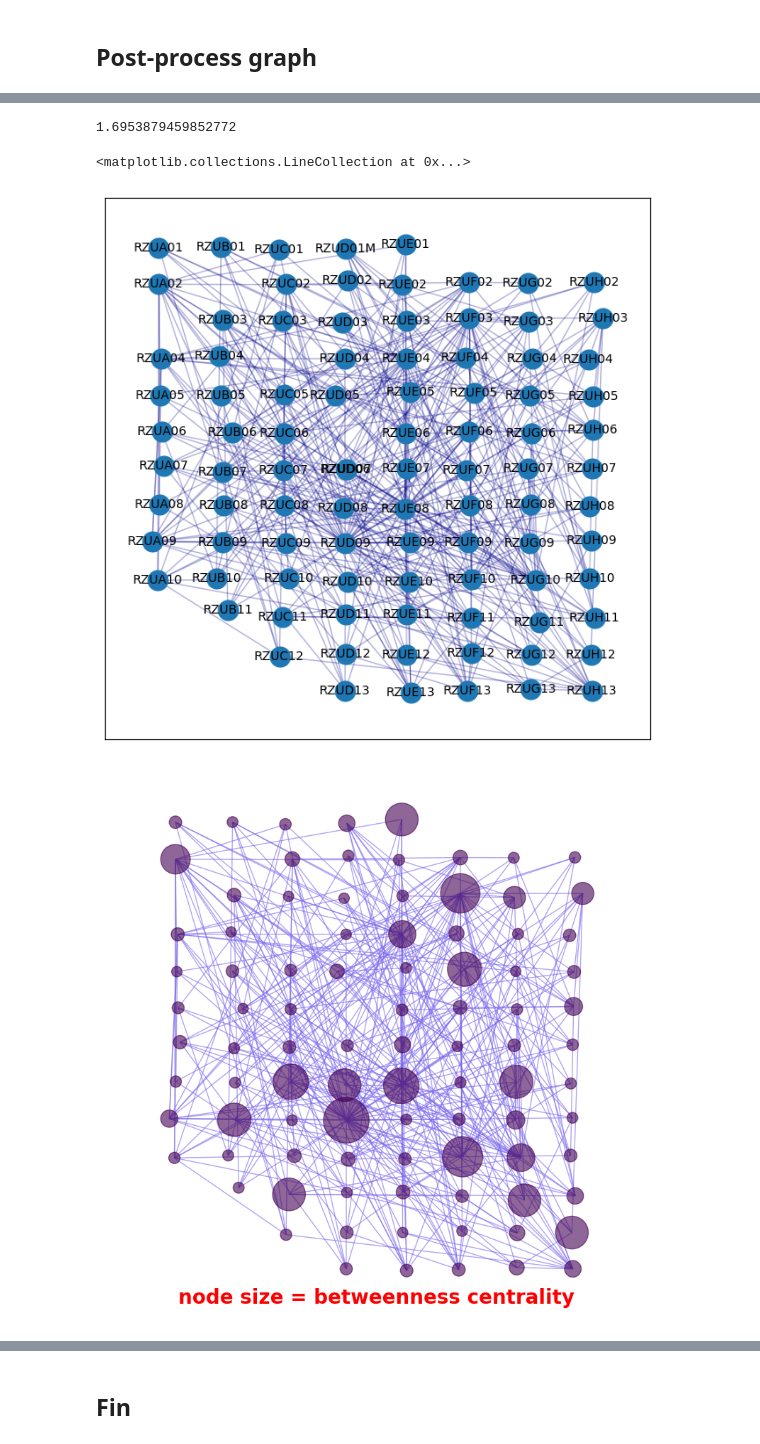
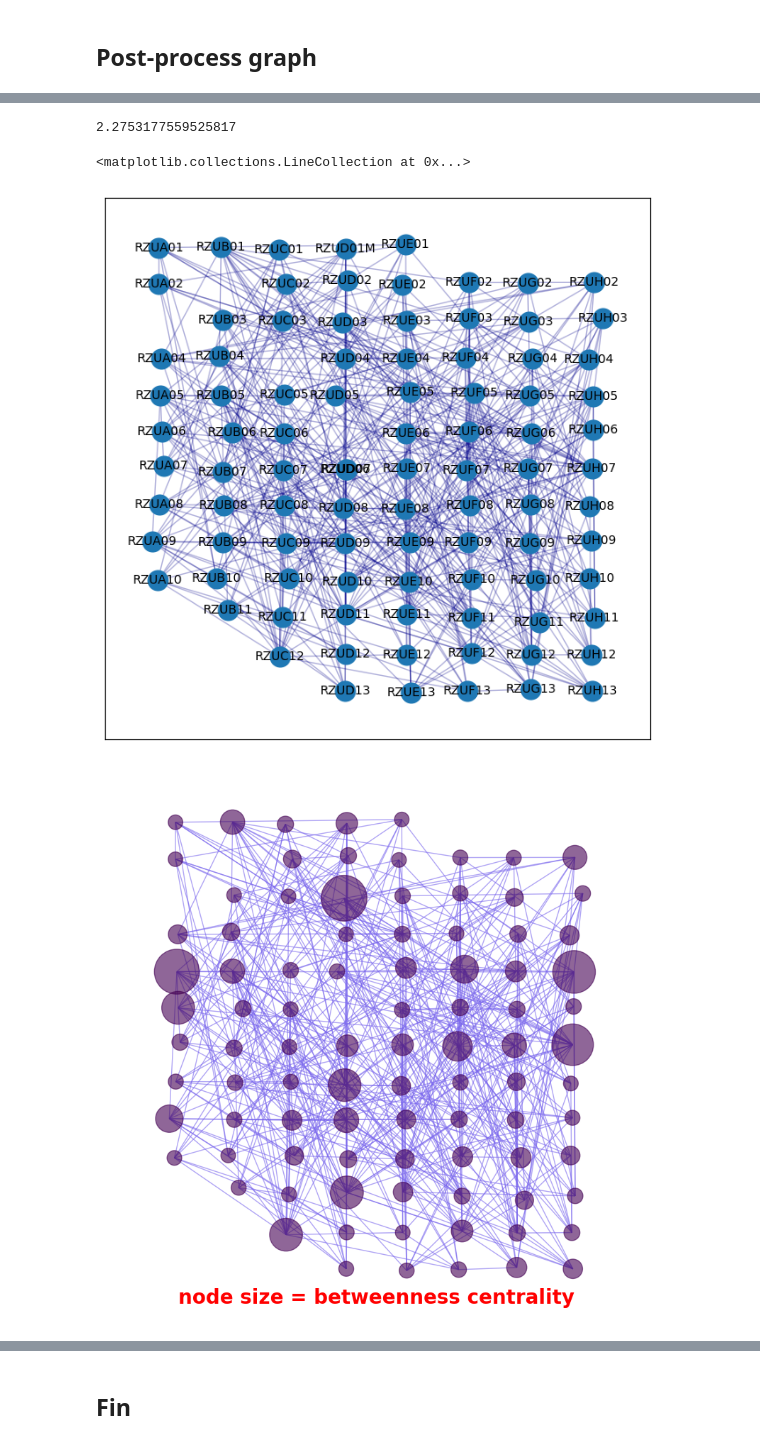
Before and after one commit to andrescastro-itm/GNN_ecoacoustic, a Jupyter notebook: GVAE_semi_eval_post.ipynb, the cells around one changed output, grey strips where cells are left out. Cells and saved outputs as stored; diff of their text form; code cells hidden in the pictures.

```diff
--- a/GVAE_semi_eval_post.ipynb
+++ b/GVAE_semi_eval_post.ipynb
@@ -31,7 +31,7 @@ DatosN = list(df_data.index)
 Clases = df_data.values.argmax(1)
 etiquetasN = Clases
 # %%
-features = 'YAMNet'#'PANNs'#'YAMNet' #'VGGish'#'AI'
+features = 'VGGish'#'PANNs'#'YAMNet' #'VGGish'#'AI'
 mod_encoder = 'GCN'
 
 train_dataset = MyDataset(ListaArchivos=DatosN,
@@ -153,7 +153,7 @@ with torch.no_grad():
     for graph in train_loader:
         _, _, mu, logvar,_ = model(graph.x.double(), graph.edge_index)
         embs = model.reparameterize(mu, logvar)
-        embeddings = torch.cat((embeddings,embs), dim = 1)
+        embeddings = torch.cat((embeddings,mu), dim = 1)
 # %%
 print(embeddings.shape)
 embeddings = (embeddings - embeddings.min(0).values)/(embeddings.max(0).values - embeddings.min(0).values)
@@ -211,7 +211,7 @@ plt.show()
 # %% [markdown]
 ## Post-process graph
 # %%
-graphs_ = edge_creation_nodeinfo(embeddings.unsqueeze(0),'knn', k_neigh=5)
+graphs_ = edge_creation_nodeinfo(embeddings.unsqueeze(0),'knn', k_neigh=8)
 for i in graphs_:
     print(f"Is the graph {i} connected? {is_connected(i)}")
     print(f'Is the graph undirected {is_undirected(i.edge_index)}')
@@ -325,7 +327,7 @@ nx.diameter(G,weight="weight")
 # %%
 nx.average_shortest_path_length(G,weight="weight")
 # %% [output]
-1.6953879459852772
+2.2753177559525817
 # %%
 # nx.betweenness_centrality(G, weight="weight")
 # %%
@@ -354,11 +356,11 @@ nx.draw_networkx_edges(G, positions, width=edge_weights, edge_color="darkblue",
 # fig.savefig('./results/graph_geo.pdf', transparent=True, dpi=300,bbox_inches='tight',pad_inches=0.0)
 # %% [output]
 <matplotlib.collections.LineCollection at 0x...>
-[figure, old version]
+[figure, new version]
 # %%
 H = G.copy()
 H.remove_node(35)
-centrality = nx.betweenness_centrality(H, k=10, endpoints=True)
+centrality = nx.betweenness_centrality(H, endpoints=True) #k=10
 
 # # compute community structure
 # lpc = nx.community.label_propagation_communities(H)
@@ -371,34 +373,34 @@ node_color = [0 for n in H]
 node_size = [v * 10000 for v in centrality.values()]
 nx.draw_networkx(
     H,
     pos=positions,
     with_labels=False,
     node_color=node_color,
     node_size=node_size,
     edge_color="mediumslateblue", #https://graphviz.org/pdf/dotguide.pdf
     alpha=0.6,
 )
 
 # Title/legend
 font = {"color": "r", "fontweight": "bold", "fontsize": 20}
 
 
 ax.text(
     0.50,
     0.026,
     "node size = betweenness centrality",
     horizontalalignment="center",
     transform=ax.transAxes,
     fontdict=font,
 )
 
 # Resize figure for label readability
 ax.margins(0.1, 0.05)
 fig.tight_layout()
 plt.axis("off")
 plt.show()
 # %% [output]
-[figure, old version]
+[figure, new version]
 # %%
 from matplotlib.colors import LinearSegmentedColormap
 import rasterio
```
Also changed, not shown: parts of 15 cells of this notebook, 2 other files.
